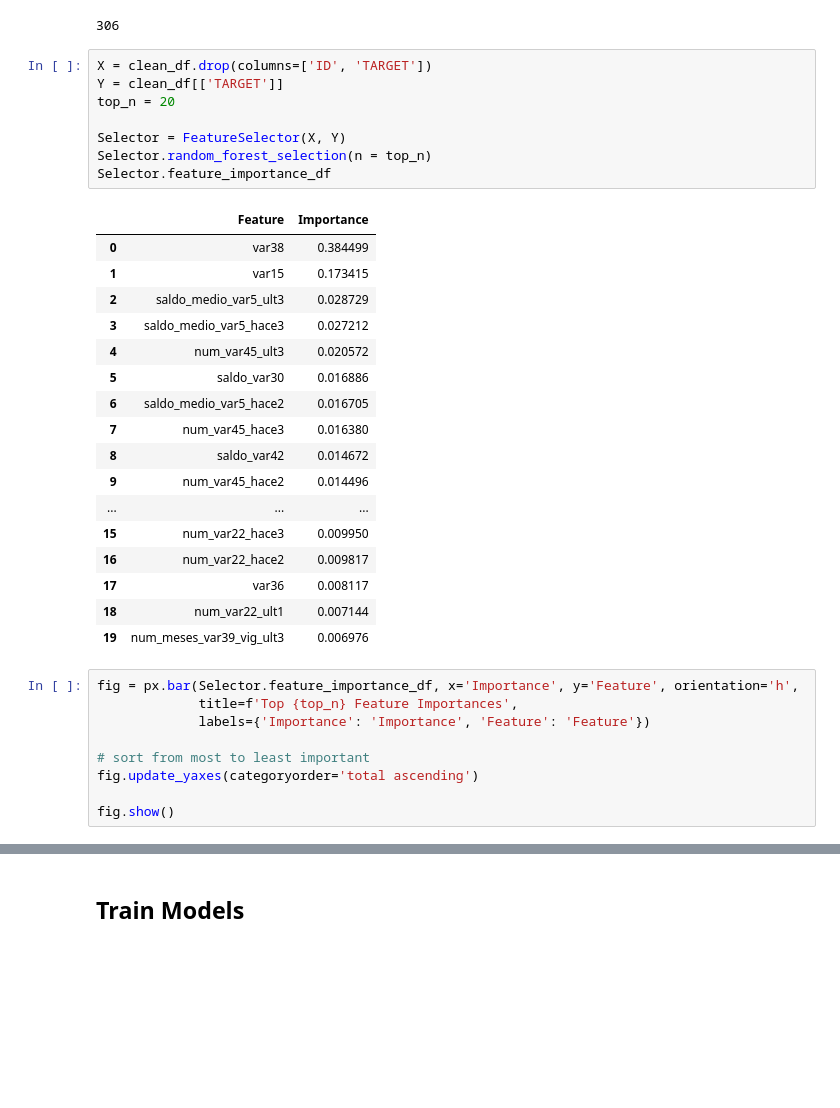
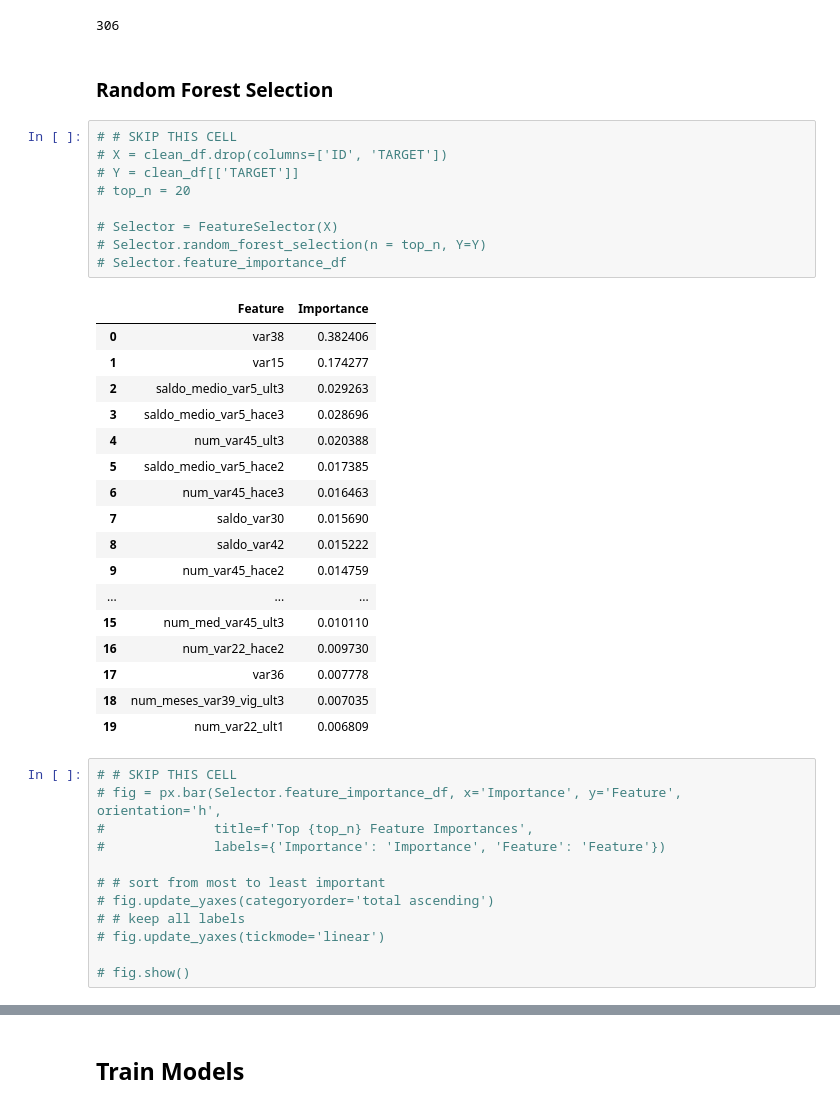
Before and after one commit to Martino93/Bank-Customer-Satisfaction-Classification, a Jupyter notebook: main.ipynb, the cells around one changed output, grey strips where cells are left out. Drawn from its saved outputs; the diff is of its cells as text; blank space fills up the shorter version.

```diff
--- a/main.ipynb
+++ b/main.ipynb
@@ -48,40 +48,46 @@ clean_df.head()
 len(clean_df.columns)-2
 # %% [output]
 306
+# %% [markdown]
+### Random Forest Selection
 # %%
-X = clean_df.drop(columns=['ID', 'TARGET'])
-Y = clean_df[['TARGET']]
-top_n = 20
+# # SKIP THIS CELL
+# X = clean_df.drop(columns=['ID', 'TARGET'])
+# Y = clean_df[['TARGET']]
+# top_n = 20
 
-Selector = FeatureSelector(X, Y)
-Selector.random_forest_selection(n = top_n)
-Selector.feature_importance_df
+# Selector = FeatureSelector(X)
+# Selector.random_forest_selection(n = top_n, Y=Y)
+# Selector.feature_importance_df
 # %% [output]
 |  | Feature | Importance |
-| 0 | var38 | 0.384499 |
-| 1 | var15 | 0.173415 |
-| 2 | saldo_medio_var5_ult3 | 0.028729 |
-| 3 | saldo_medio_var5_hace3 | 0.027212 |
-| 4 | num_var45_ult3 | 0.020572 |
-| 5 | saldo_var30 | 0.016886 |
-| 6 | saldo_medio_var5_hace2 | 0.016705 |
-| 7 | num_var45_hace3 | 0.016380 |
-| 8 | saldo_var42 | 0.014672 |
-| 9 | num_var45_hace2 | 0.014496 |
+| 0 | var38 | 0.382406 |
+| 1 | var15 | 0.174277 |
+| 2 | saldo_medio_var5_ult3 | 0.029263 |
+| 3 | saldo_medio_var5_hace3 | 0.028696 |
+| 4 | num_var45_ult3 | 0.020388 |
+| 5 | saldo_medio_var5_hace2 | 0.017385 |
+| 6 | num_var45_hace3 | 0.016463 |
+| 7 | saldo_var30 | 0.015690 |
+| 8 | saldo_var42 | 0.015222 |
+| 9 | num_var45_hace2 | 0.014759 |
 | ... | ... | ... |
-| 15 | num_var22_hace3 | 0.009950 |
-| 16 | num_var22_hace2 | 0.009817 |
-| 17 | var36 | 0.008117 |
-| 18 | num_var22_ult1 | 0.007144 |
-| 19 | num_meses_var39_vig_ult3 | 0.006976 |
+| 15 | num_med_var45_ult3 | 0.010110 |
+| 16 | num_var22_hace2 | 0.009730 |
+| 17 | var36 | 0.007778 |
+| 18 | num_meses_var39_vig_ult3 | 0.007035 |
+| 19 | num_var22_ult1 | 0.006809 |
 # %%
-fig = px.bar(Selector.feature_importance_df, x='Importance', y='Feature', orientation='h',
-             title=f'Top {top_n} Feature Importances',
-             labels={'Importance': 'Importance', 'Feature': 'Feature'})
+# # SKIP THIS CELL
+# fig = px.bar(Selector.feature_importance_df, x='Importance', y='Feature', orientation='h',
+#              title=f'Top {top_n} Feature Importances',
+#              labels={'Importance': 'Importance', 'Feature': 'Feature'})
 
-# sort from most to least important
-fig.update_yaxes(categoryorder='total ascending')
+# # sort from most to least important
+# fig.update_yaxes(categoryorder='total ascending')
+# # keep all labels
+# fig.update_yaxes(tickmode='linear')
 
-fig.show()
+# fig.show()
 # %%
 # redo the data splitting with the selected features
```
Also changed, not shown: parts of 21 cells of this notebook.
